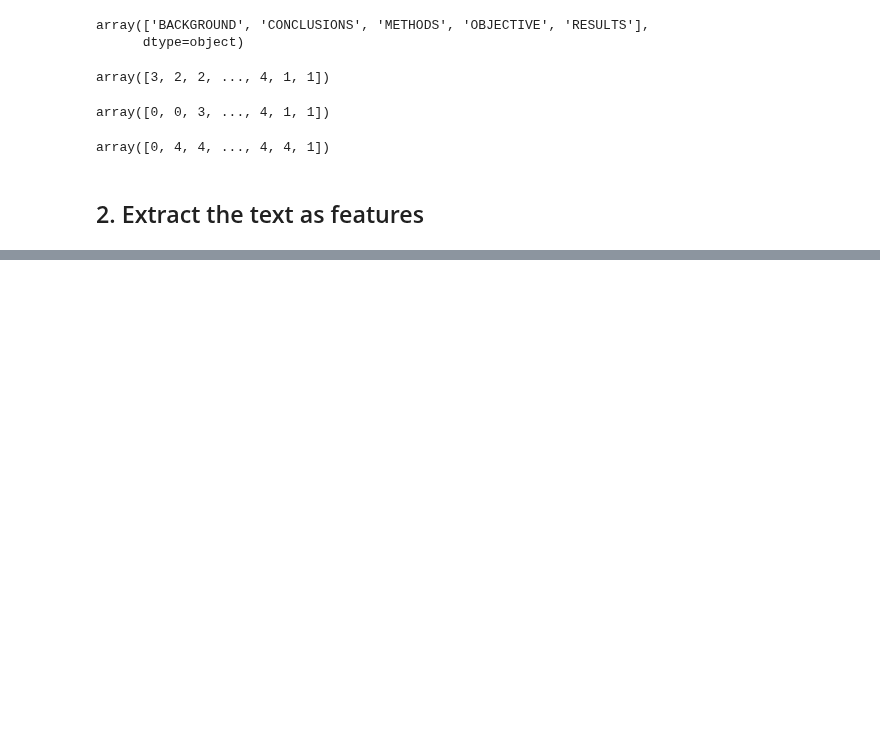
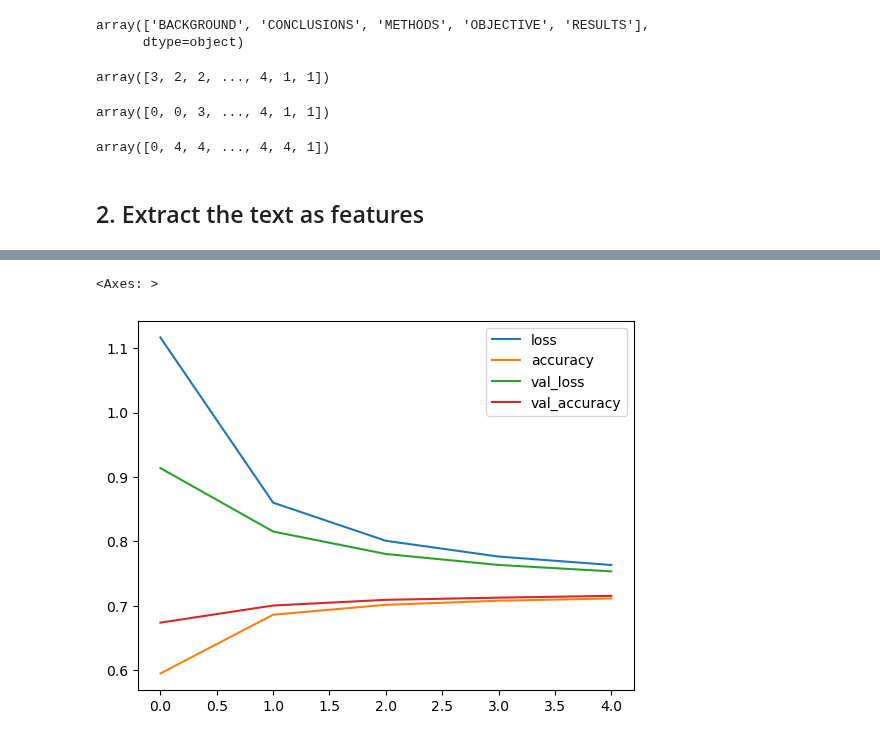
Before and after one commit to poolGolez/project-roosevelt, a Jupyter notebook: skim-literature-using-intermediate-models.ipynb, the cells around one changed output, grey strips where cells are left out. Cells and saved outputs as stored; diff of their text form; code cells hidden in the pictures; blank space fills up the shorter version.

Commit message:
Build model 2

```diff
--- a/skim-literature-using-intermediate-models.ipynb
+++ b/skim-literature-using-intermediate-models.ipynb
@@ -128,7 +93,7 @@ Name: abstract_text, Length: 180040, dtype: object
 # %%
 from tensorflow.data import Dataset, AUTOTUNE
 
-BATCH_SIZE = 128
+BATCH_SIZE = 256
 
 def batch_dataset(X, y):
     return Dataset.from_tensor_slices((X['abstract_text'], y)) \
@@ -158,0 +122,16 @@ len(test_df), test_df
+# %%
+from tensorflow_hub import KerasLayer
+from tensorflow.keras import Model
+from tensorflow.keras.layers import Input, Dense
+
+TF_USE_URL = 'https://tfhub.dev/google/universal-sentence-encoder/4'
+
+def build_model_1():
+    inputs = Input(shape=[], dtype=tf.string)
+    encoder = KerasLayer(TF_USE_URL, name='USE', trainable=False)(inputs)
+    outputs = Dense(len(CLASSES), activation='softmax')(encoder)
+
+    return Model(inputs, outputs)
+# %%
+model_1 = build_model_1()
+model_1.summary()
@@ -158,0 +154,13 @@ len(test_df), test_df
+# %%
+from tensorflow.keras.losses import SparseCategoricalCrossentropy
+from tensorflow.keras.optimizers import Adam
+
+model_1.compile(
+    loss=SparseCategoricalCrossentropy(),
+    optimizer=Adam(),
+    metrics=['accuracy']
+)
+
+model_1_history = model_1.fit(train_df,
+                             epochs=5,
+                             validation_data=val_df)
@@ -158,0 +178,5 @@ len(test_df), test_df
+# %%
+pd.DataFrame(model_1_history.history).plot()
+# %% [output]
+<Axes: >
+[figure, added]
```
Also changed, not shown: parts of 26 cells of this notebook.
